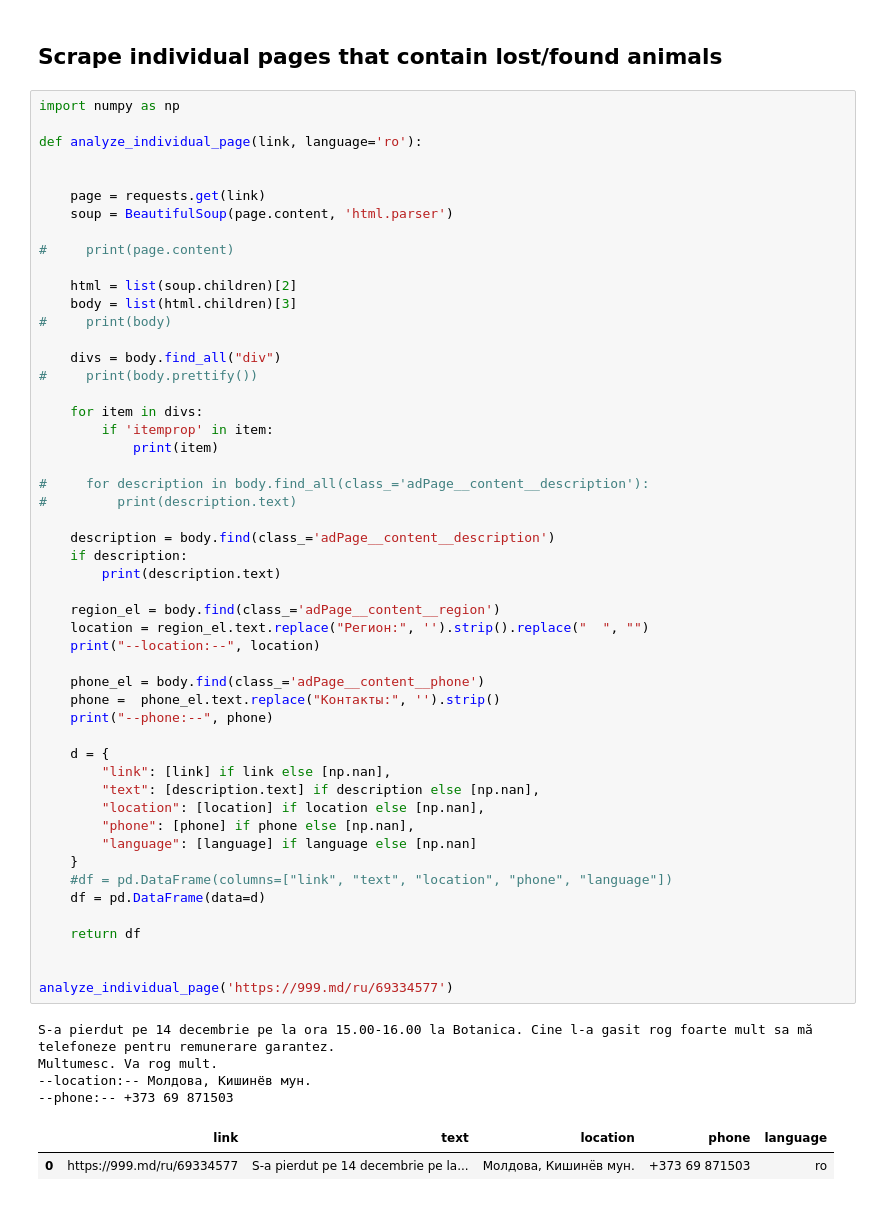
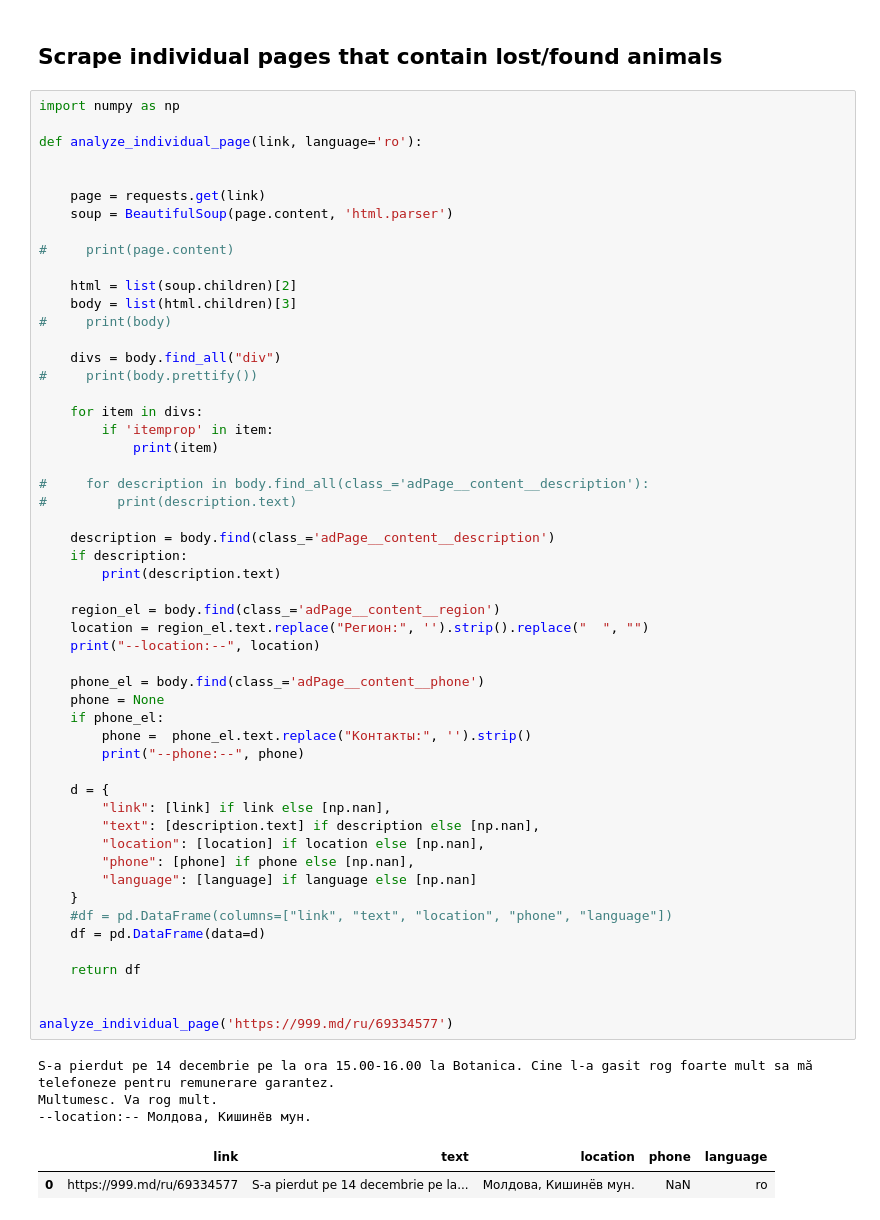
Before and after one commit to mdiannna/AIRecommenderSimilarPosts, a Jupyter notebook: Scrape_NER_data_ro.ipynb, the cells around one changed output. Drawn from its saved outputs; the diff is of its cells as text.

```diff
--- a/Scrape_NER_data_ro.ipynb
+++ b/Scrape_NER_data_ro.ipynb
@@ -268,36 +267,37 @@ def analyze_individual_page(link, language='ro'):
 
     description = body.find(class_='adPage__content__description')
     if description:
         print(description.text)
 
     region_el = body.find(class_='adPage__content__region')
     location = region_el.text.replace("Регион:", '').strip().replace("  ", "")
     print("--location:--", location)
 
     phone_el = body.find(class_='adPage__content__phone')
-    phone =  phone_el.text.replace("Контакты:", '').strip()
-    print("--phone:--", phone)
+    phone = None
+    if phone_el:
+        phone =  phone_el.text.replace("Контакты:", '').strip()
+        print("--phone:--", phone)
 
     d = {
         "link": [link] if link else [np.nan],
         "text": [description.text] if description else [np.nan],
         "location": [location] if location else [np.nan],
         "phone": [phone] if phone else [np.nan],
         "language": [language] if language else [np.nan]
     }
     #df = pd.DataFrame(columns=["link", "text", "location", "phone", "language"])
     df = pd.DataFrame(data=d)
 
     return df
 
 
 analyze_individual_page('https://999.md/ru/69334577')
 # %% [output]
 S-a pierdut pe 14 decembrie pe la ora 15.00-16.00 la Botanica. Cine l-a gasit rog foarte mult sa mă telefoneze pentru remunerare garantez.
 Multumesc. Va rog mult.
 --location:-- Молдова, Кишинёв мун.
---phone:-- +373 69 871503
 |  | link | text | location | phone | language |
-| 0 | https://999.md/ru/69334577 | S-a pierdut pe 14 decembrie pe la... | Молдова, Кишинёв мун. | +373 69 871503 | ro |
+| 0 | https://999.md/ru/69334577 | S-a pierdut pe 14 decembrie pe la... | Молдова, Кишинёв мун. | NaN | ro |
 # %%
 import requests
```
Also changed, not shown: parts of 16 cells of this notebook, 11 other files.
